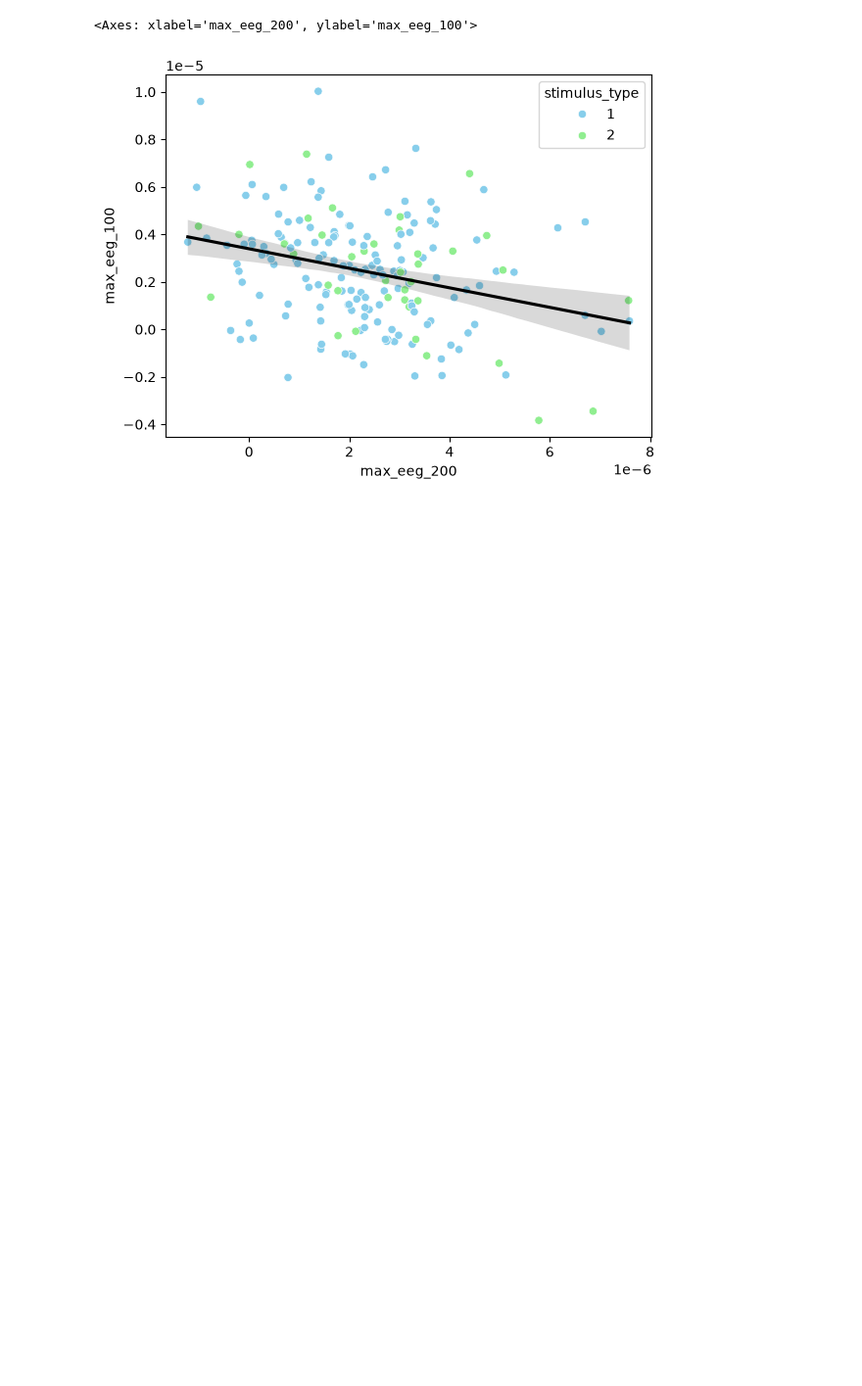
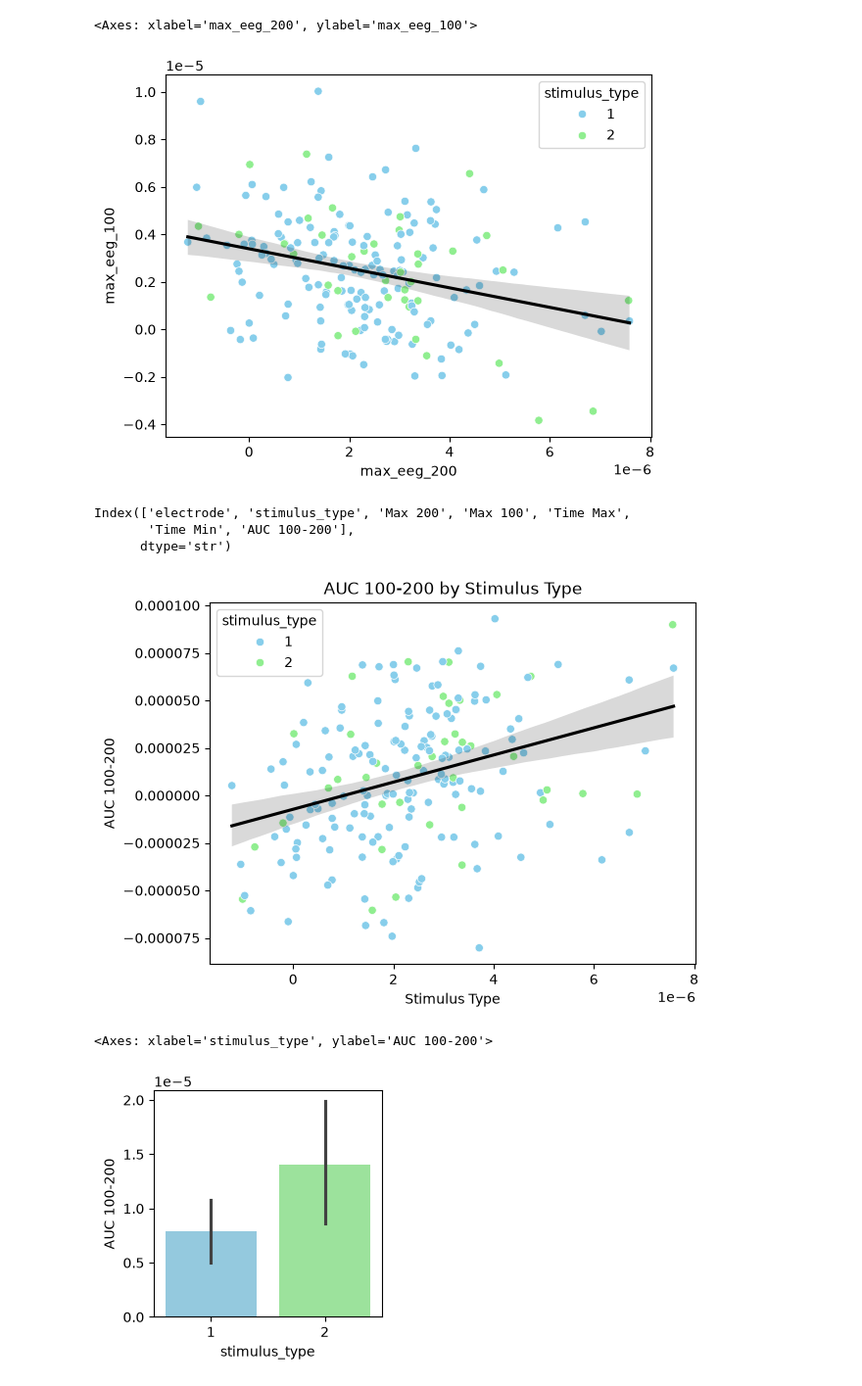
Before and after one commit to nicolascatz/M1_EEG_Project, a Jupyter notebook: scripts/DA1_TD2_Garrido_from_process_to_analysis_students.ipynb, the cells around one changed output. Shown at 98% size. Saved outputs shown, nothing was run; the diff lists cells and outputs as text; code cells hidden in the pictures; blank space fills up the shorter version.

```diff
--- a/scripts/DA1_TD2_Garrido_from_process_to_analysis_students.ipynb
+++ b/scripts/DA1_TD2_Garrido_from_process_to_analysis_students.ipynb
@@ -646,3 +646,24 @@ sns.regplot(x='max_eeg_200', y='max_eeg_100', data=df2[df2['electrode'] == 6], s
 # %% [output]
 <Axes: xlabel='max_eeg_200', ylabel='max_eeg_100'>
 [figure]
+# %%
+df2.columns
+# %% [output]
+Index(['electrode', 'stimulus_type', 'Max 200', 'Max 100', 'Time Max',
+       'Time Min', 'AUC 100-200'],
+      dtype='str')
+# %%
+sns.scatterplot(data=df2[df2['electrode'] == 6], x='Max 200', y='AUC 100-200',hue='stimulus_type',palette=['skyblue', 'lightgreen'])
+sns.regplot(x='Max 200', y='AUC 100-200', data=df2[df2['electrode'] == 6], scatter=False, color='black')
+
+plt.title('AUC 100-200 by Stimulus Type')
+plt.xlabel('Stimulus Type')
+plt.ylabel('AUC 100-200')
+plt.show()
+
+plt.figure(figsize=(3,3))
+sns.barplot(data=df2[df2['electrode'] == 6], x='stimulus_type', y='AUC 100-200', palette=['skyblue', 'lightgreen'], ci=68)
+# %% [output]
+[figure, added]
+<Axes: xlabel='stimulus_type', ylabel='AUC 100-200'>
+[figure, added]
```
Also changed, not shown: parts of 9 cells of this notebook, 1 other file.
